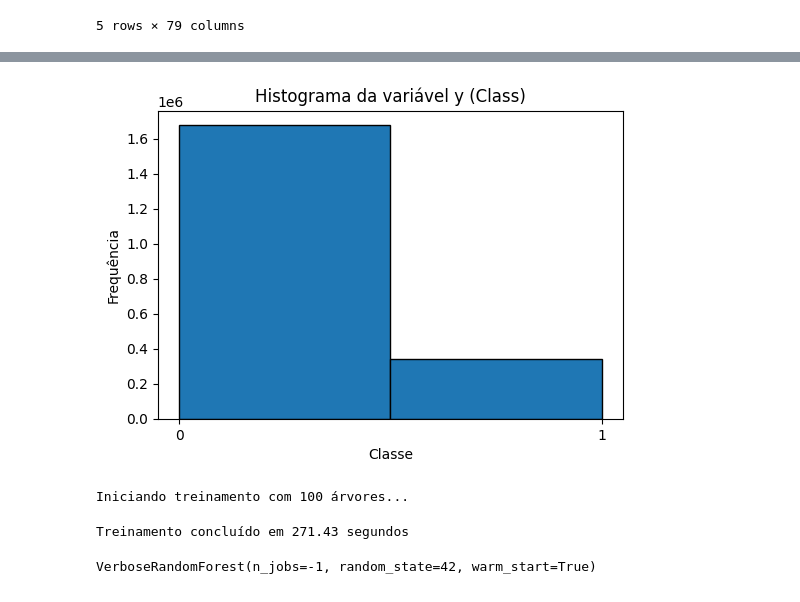
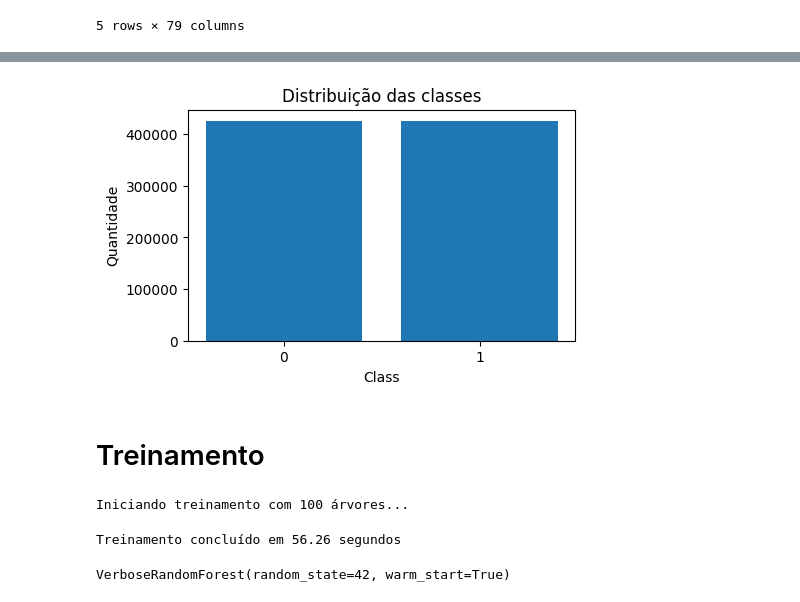
Before and after one commit to ricardo-ervilha/TF_DCC075, a Jupyter notebook: main.ipynb, the cells around one changed output, grey strips where cells are left out. Cells and saved outputs as stored; diff of their text form; code cells hidden in the pictures.

```diff
--- a/main.ipynb
+++ b/main.ipynb
@@ -72 +98,23 @@ df.head()
+# %%
+classe_0 = df[df["Class"] == 0]
+classe_1 = df[df["Class"] == 1]
+
+
+min_count = min(len(classe_0), len(classe_1))
+
+# Faz o undersample da classe maior
+classe_0_sample = classe_0.sample(n=min_count, random_state=42)
+classe_1_sample = classe_1.sample(n=min_count, random_state=42)
+
+# Junta as duas classes
+df_undersampled = pd.concat([classe_0_sample, classe_1_sample])
+
+# Embaralha o resultado
+df_undersampled = df_undersampled.sample(frac=1, random_state=42).reset_index(drop=True)
+# %%
+plot_class_distribution(df_undersampled)
+# %% [output]
+[figure, added]
+# %% [markdown]
+# Treinamento
 # %%
@@ -76,18 +124,6 @@ y = df["Class"]
 from sklearn.model_selection import train_test_split
 
 X_train, X_test, y_train, y_test = train_test_split(X, y, test_size=0.20, random_state=42, stratify=y)
-# %%
-import matplotlib.pyplot as plt
-
-plt.figure(figsize=(6,4))
-plt.hist(y_train, bins=2, edgecolor='black')
-plt.title('Histograma da variável y (Class)')
-plt.xlabel('Classe')
-plt.ylabel('Frequência')
-plt.xticks([0, 1])
-plt.show()
-# %% [output]
-[figure, removed]
 # %%
 from sklearn.preprocessing import MinMaxScaler
 
@@ -111,11 +147,11 @@ class VerboseRandomForest(RandomForestClassifier):
         return self
 
 # Uso
-randomForest = VerboseRandomForest(random_state=42, n_jobs=-1, n_estimators=100, warm_start=True)
+randomForest = VerboseRandomForest(random_state=42, n_estimators=100, warm_start=True)
 randomForest.fit(X_train_scaled, y_train)
 # %% [output]
 Iniciando treinamento com 100 árvores...
-Treinamento concluído em 271.43 segundos
+Treinamento concluído em 56.26 segundos
-VerboseRandomForest(n_jobs=-1, random_state=42, warm_start=True)
+VerboseRandomForest(random_state=42, warm_start=True)
 # %%
 y_predict = randomForest.predict(X_test_scaled)
```
Also changed, not shown: parts of 25 cells of this notebook, 2 other files.
